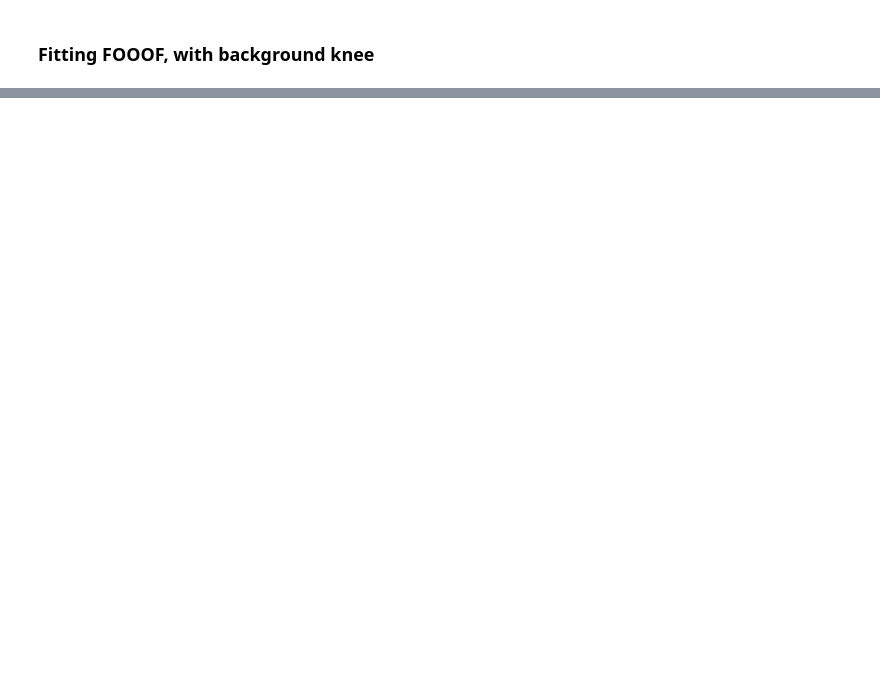
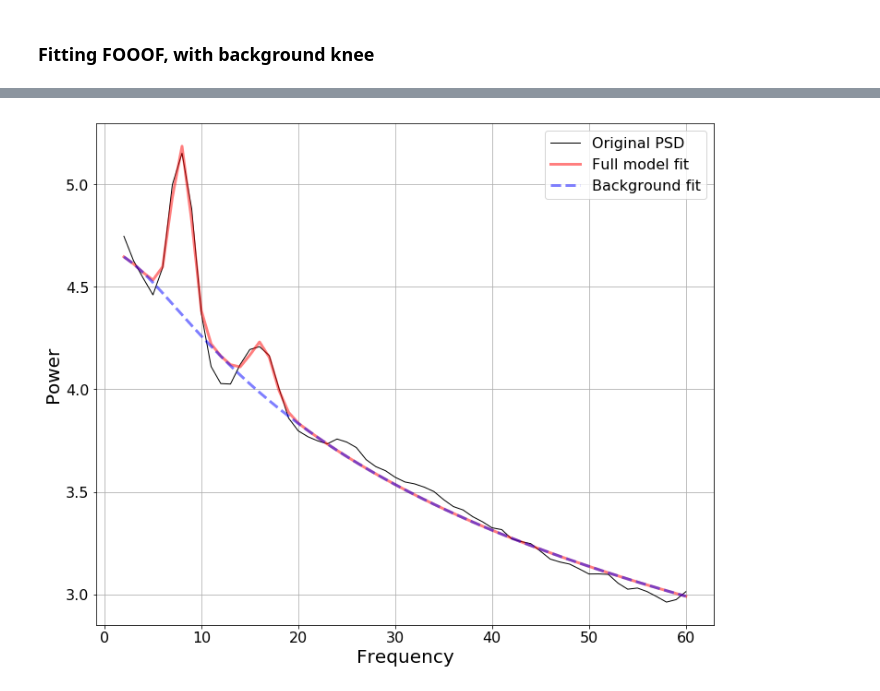
Before and after one commit to fooof-tools/fooof, a Jupyter notebook: tutorial/FOOOF_Tutorial.ipynb, the cells around one changed output, grey strips where cells are left out. Cells and saved outputs as stored; diff of their text form; code cells hidden in the pictures; blank space fills up the shorter version.

```diff
--- a/tutorial/FOOOF_Tutorial.ipynb
+++ b/tutorial/FOOOF_Tutorial.ipynb
@@ -333,0 +354,9 @@ fm.model(freqs, psd, [2, 60], plt_log=True)
+# %%
+# Loading FOOOF results
+nfm = FOOOF()
+nfm.load()
+# %%
+# Plot loaded results
+nfm.plot()
+# %% [output]
+[figure, added]
```
Also changed, not shown: parts of 32 cells of this notebook.
